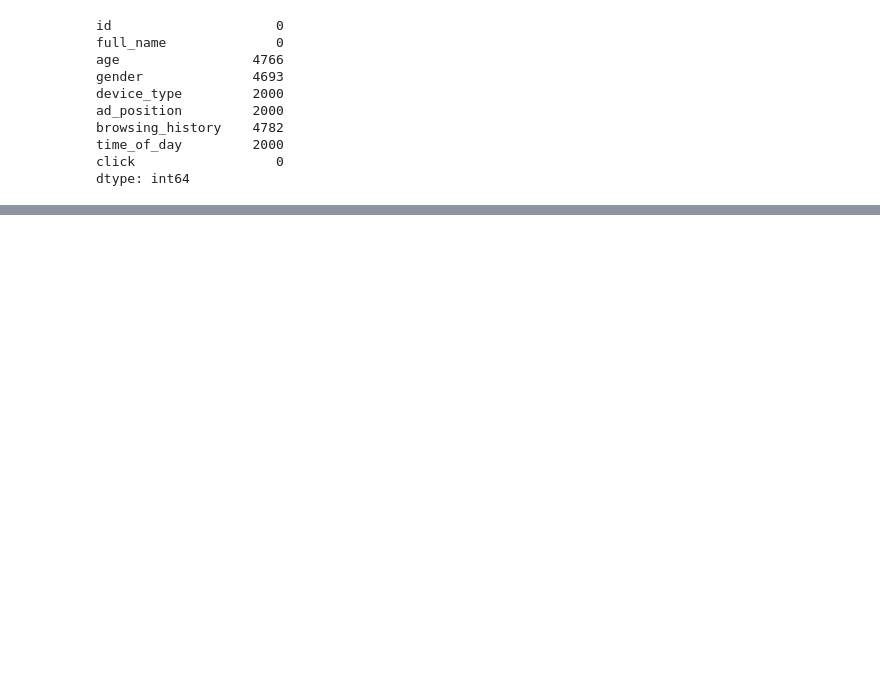
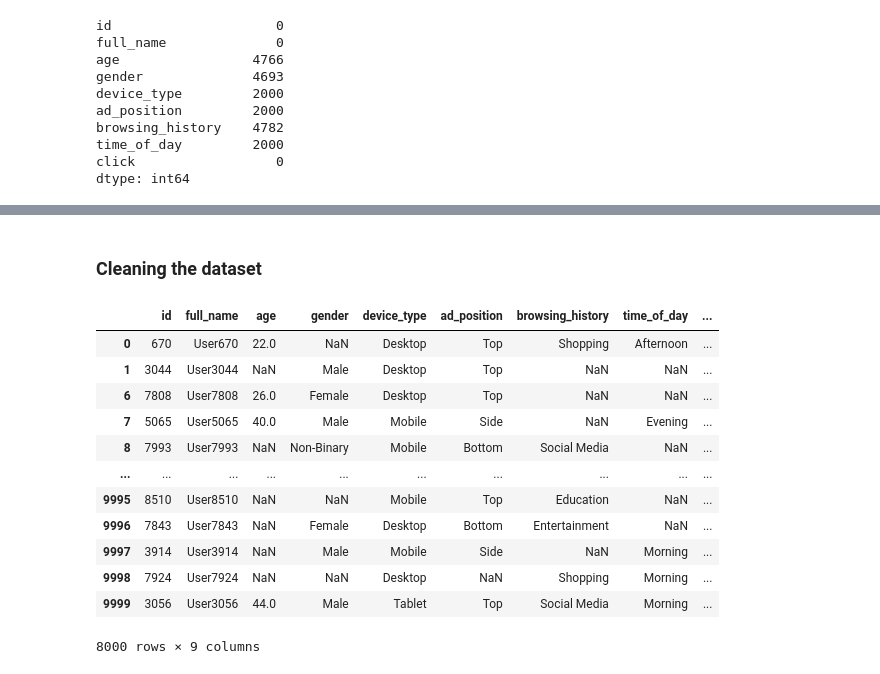
Before and after one commit to gpaet05/ad-click-prediction, a Jupyter notebook: ad_click_AB_testing.ipynb, the cells around one changed output, grey strips where cells are left out. Drawn from its saved outputs; the diff is of its cells as text; code cells hidden in the pictures; blank space fills up the shorter version.

```diff
--- a/ad_click_AB_testing.ipynb
+++ b/ad_click_AB_testing.ipynb
@@ -133,0 +160,22 @@ dtype: int64
+# %% [markdown]
+### Cleaning the dataset
+# %%
+# Dropping rows where device_type is null
+
+df_ab_test.dropna(subset=['device_type'], axis=0, inplace=True)
+
+df_ab_test
+# %% [output]
+|  | id | full_name | age | gender | device_type | ad_position | browsing_history | time_of_day | ... |
+| 0 | 670 | User670 | 22.0 | NaN | Desktop | Top | Shopping | Afternoon | ... |
+| 1 | 3044 | User3044 | NaN | Male | Desktop | Top | NaN | NaN | ... |
+| 6 | 7808 | User7808 | 26.0 | Female | Desktop | Top | NaN | NaN | ... |
+| 7 | 5065 | User5065 | 40.0 | Male | Mobile | Side | NaN | Evening | ... |
+| 8 | 7993 | User7993 | NaN | Non-Binary | Mobile | Bottom | Social Media | NaN | ... |
+| ... | ... | ... | ... | ... | ... | ... | ... | ... | ... |
+| 9995 | 8510 | User8510 | NaN | NaN | Mobile | Top | Education | NaN | ... |
+| 9996 | 7843 | User7843 | NaN | Female | Desktop | Bottom | Entertainment | NaN | ... |
+| 9997 | 3914 | User3914 | NaN | Male | Mobile | Side | NaN | Morning | ... |
+| 9998 | 7924 | User7924 | NaN | NaN | Desktop | NaN | Shopping | Morning | ... |
+| 9999 | 3056 | User3056 | 44.0 | Male | Tablet | Top | Social Media | Morning | ... |
+8000 rows × 9 columns
```
Also changed, not shown: parts of 7 cells of this notebook.
